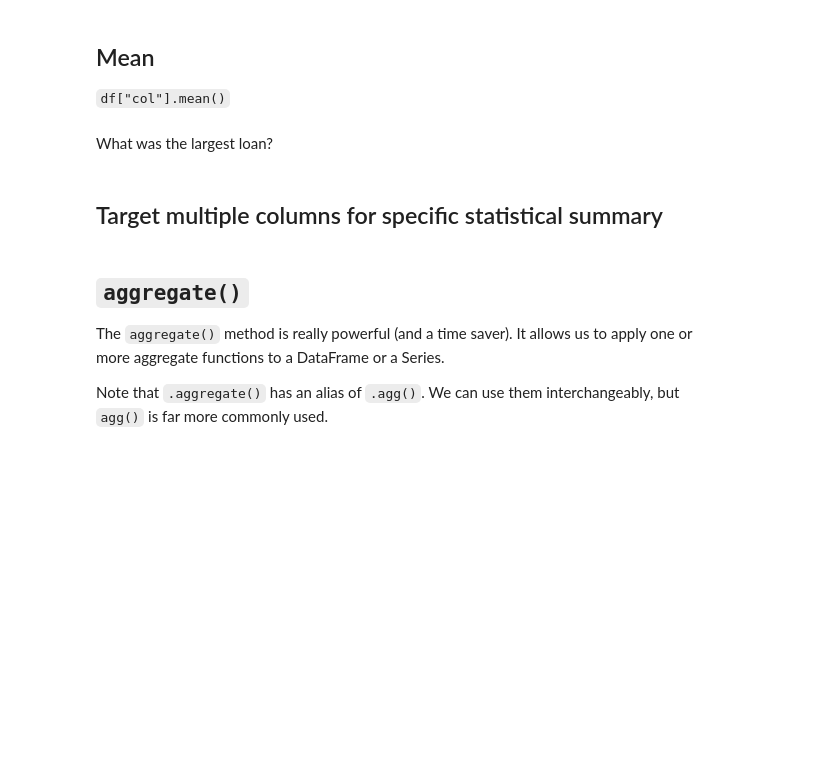
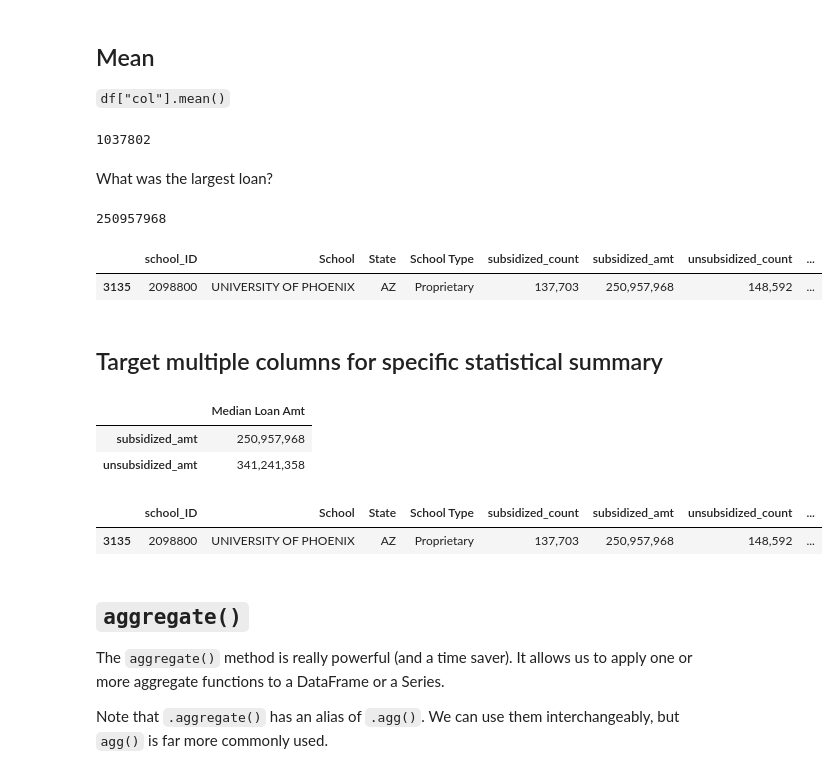
Before and after one commit to lauraplive/wk-9-agg, a Jupyter notebook: wk9-agg-disagg-BLANK.ipynb, the cells around one changed output. Saved outputs shown, nothing was run; the diff lists cells and outputs as text; code cells hidden in the pictures; blank space fills up the shorter version.

````diff
--- a/wk9-agg-disagg-BLANK.ipynb
+++ b/wk9-agg-disagg-BLANK.ipynb
@@ -46,7 +110,19 @@ Sum all the numbers in a column
 `df["col"].mean()`
 # %%
 ## what is the total $ for ALL direct subsidized loans
+int(df["subsidized_amt"].mean())
+# %% [output]
+1037802
 # %% [markdown]
 What was the largest loan?
 # %%
 ## largest loan
+
+int(df["subsidized_amt"].max())
+# %% [output]
+250957968
+# %%
+df.query("subsidized_amt ==250957968")
+# %% [output]
+|  | school_ID | School | State | School Type | subsidized_count | subsidized_amt | unsubsidized_count | ... |
+| 3135 | 2098800 | UNIVERSITY OF PHOENIX | AZ | Proprietary | 137,703 | 250,957,968 | 148,592 | ... |
@@ -56,7 +136,30 @@ What was the largest loan?
 ## Target multiple columns for specific statistical summary
 # %%
 ## return the median for subsidized loans, unsubsidized loans amounts
-# int(df["dl_unsub_$"].median())
+
+df[["subsidized_amt", "unsubsidized_amt"]].max().to_frame("Median Loan Amt")
+
+
+## In the past, to create a series, you just use one set of [ ]
+## To look at TWO columns you need to use two sets of square brackets (like above)
+
+## Concat is to combining whole data frames together
+## Hit the tab key to get the predicted answers!!!
+
+## when you have more than one number you want to evaluate, you have to put it into a list
+
+## df.query("State == 'AL'") means you are making a subset of the data and ONLY looking at that subset
+# %% [output]
+|  | Median Loan Amt |
+| subsidized_amt | 250,957,968 |
+| unsubsidized_amt | 341,241,358 |
+# %%
+df.query("unsubsidized_amt == 341241358")
+
+## Use this query line to ID find where an amount came from
+# %% [output]
+|  | school_ID | School | State | School Type | subsidized_count | subsidized_amt | unsubsidized_count | ... |
+| 3135 | 2098800 | UNIVERSITY OF PHOENIX | AZ | Proprietary | 137,703 | 250,957,968 | 148,592 | ... |
 # %% [markdown]
 ## ```aggregate()```
 
````
Also changed, not shown: parts of 22 cells of this notebook.
